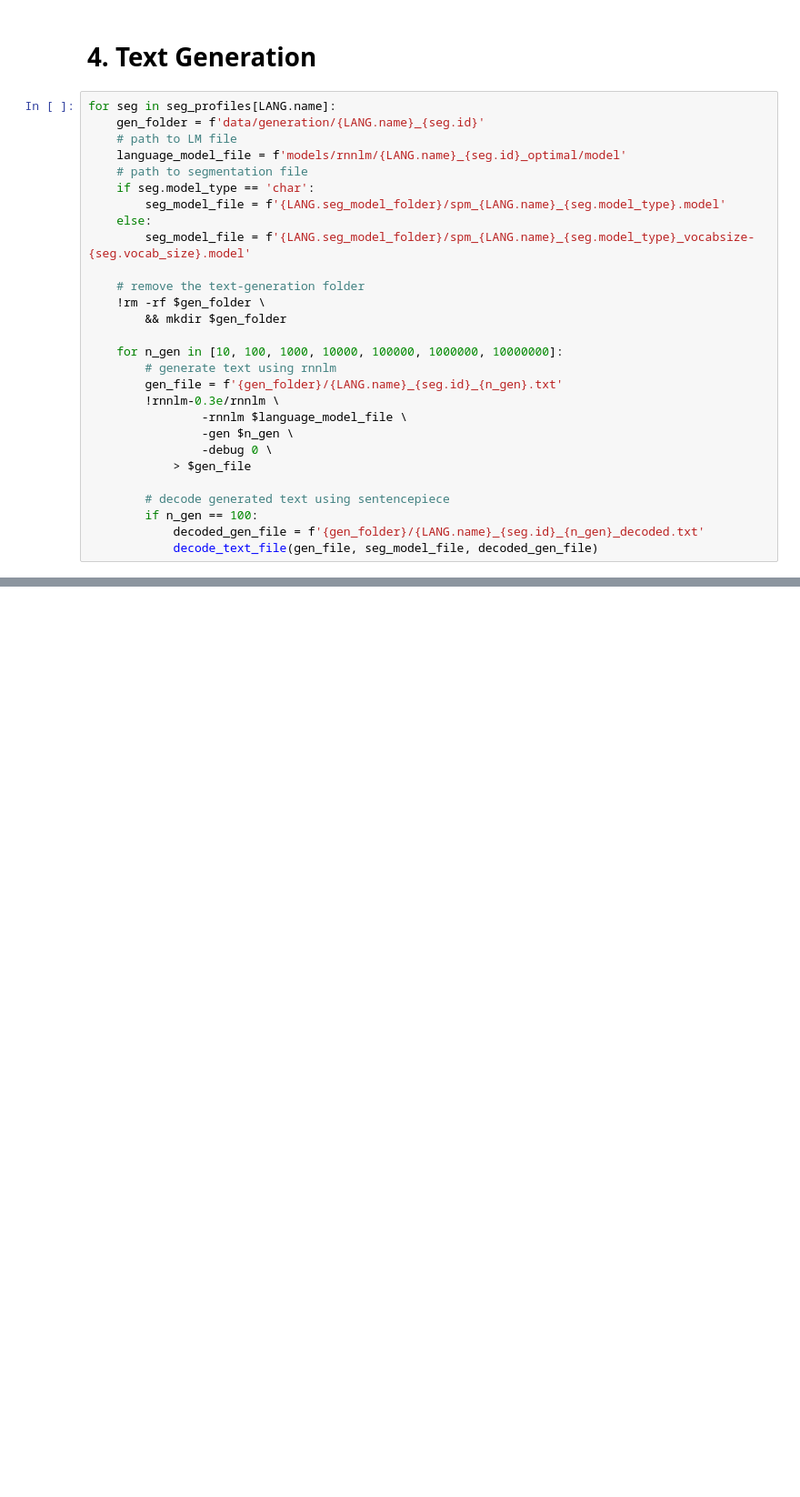
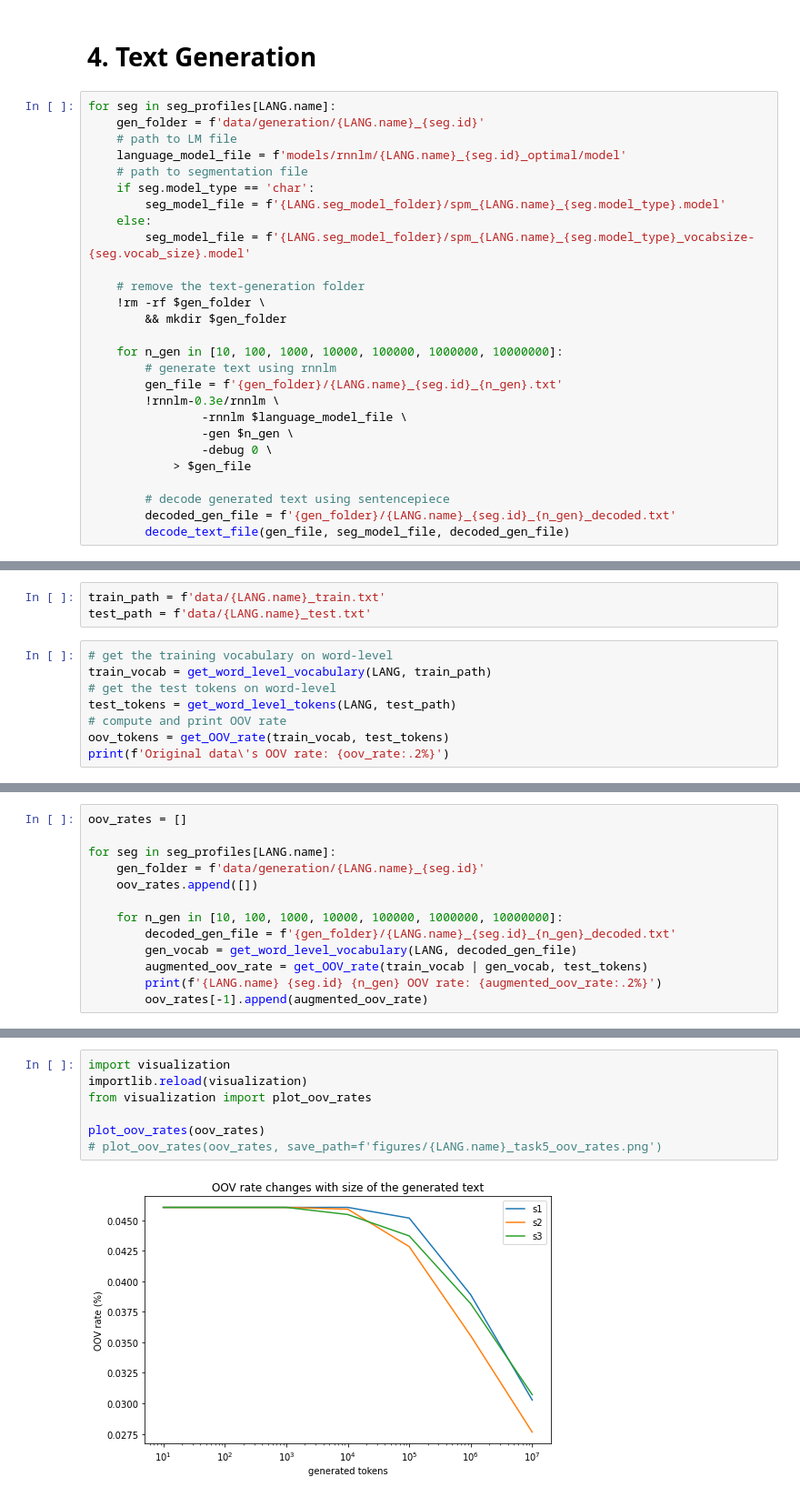
Before and after one commit to pabvald/snlp-project, a Jupyter notebook: Project_Main.ipynb, the cells around one changed output, grey strips where cells are left out. Shown at 91% size. Drawn from its saved outputs; the diff is of its cells as text; blank space fills up the shorter version.

Commit message:
EN: adjust task 4, add task 5

```diff
--- a/Project_Main.ipynb
+++ b/Project_Main.ipynb
@@ -278,6 +278,5 @@ for seg in seg_profiles[LANG.name]:
             > $gen_file
 
         # decode generated text using sentencepiece
-        if n_gen == 100:
-            decoded_gen_file = f'{gen_folder}/{LANG.name}_{seg.id}_{n_gen}_decoded.txt'
-            decode_text_file(gen_file, seg_model_file, decoded_gen_file)
+        decoded_gen_file = f'{gen_folder}/{LANG.name}_{seg.id}_{n_gen}_decoded.txt'
+        decode_text_file(gen_file, seg_model_file, decoded_gen_file)
@@ -283,0 +290,11 @@ for seg in seg_profiles[LANG.name]:
+# %%
+train_path = f'data/{LANG.name}_train.txt'
+test_path = f'data/{LANG.name}_test.txt'
+# %%
+# get the training vocabulary on word-level
+train_vocab = get_word_level_vocabulary(LANG, train_path)
+# get the test tokens on word-level
+test_tokens = get_word_level_tokens(LANG, test_path)
+# compute and print OOV rate
+oov_tokens = get_OOV_rate(train_vocab, test_tokens)
+print(f'Original data\'s OOV rate: {oov_rate:.2%}')
@@ -283,0 +305,13 @@ for seg in seg_profiles[LANG.name]:
+# %%
+oov_rates = []
+
+for seg in seg_profiles[LANG.name]:
+    gen_folder = f'data/generation/{LANG.name}_{seg.id}'
+    oov_rates.append([])
+
+    for n_gen in [10, 100, 1000, 10000, 100000, 1000000, 10000000]:
+        decoded_gen_file = f'{gen_folder}/{LANG.name}_{seg.id}_{n_gen}_decoded.txt'
+        gen_vocab = get_word_level_vocabulary(LANG, decoded_gen_file)
+        augmented_oov_rate = get_OOV_rate(train_vocab | gen_vocab, test_tokens)
+        print(f'{LANG.name} {seg.id} {n_gen} OOV rate: {augmented_oov_rate:.2%}')
+        oov_rates[-1].append(augmented_oov_rate)
@@ -283,0 +336,9 @@ for seg in seg_profiles[LANG.name]:
+# %%
+import visualization
+importlib.reload(visualization)
+from visualization import plot_oov_rates
+
+plot_oov_rates(oov_rates)
+# plot_oov_rates(oov_rates, save_path=f'figures/{LANG.name}_task5_oov_rates.png')
+# %% [output]
+[figure, added]
```
Also changed, not shown: parts of 6 cells of this notebook, 23 other files.
